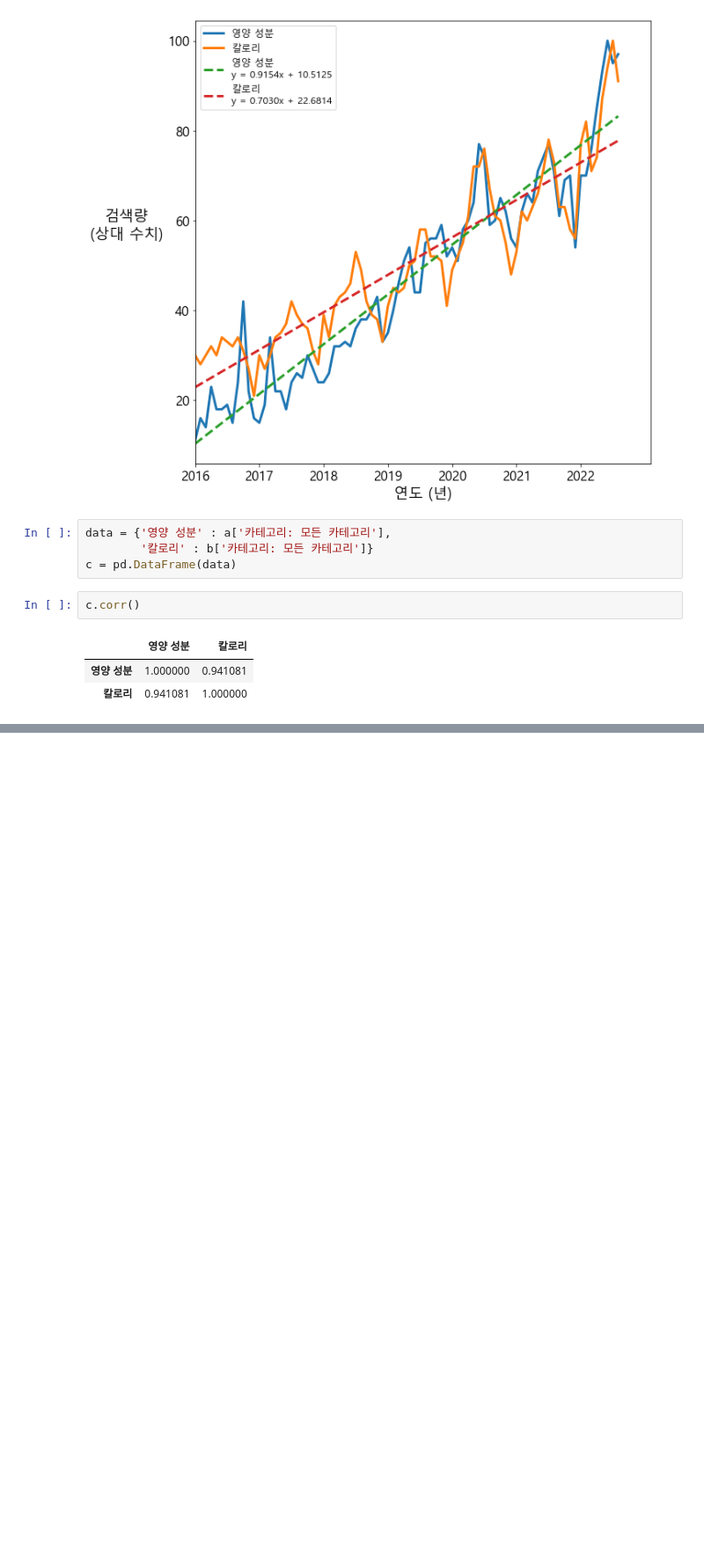
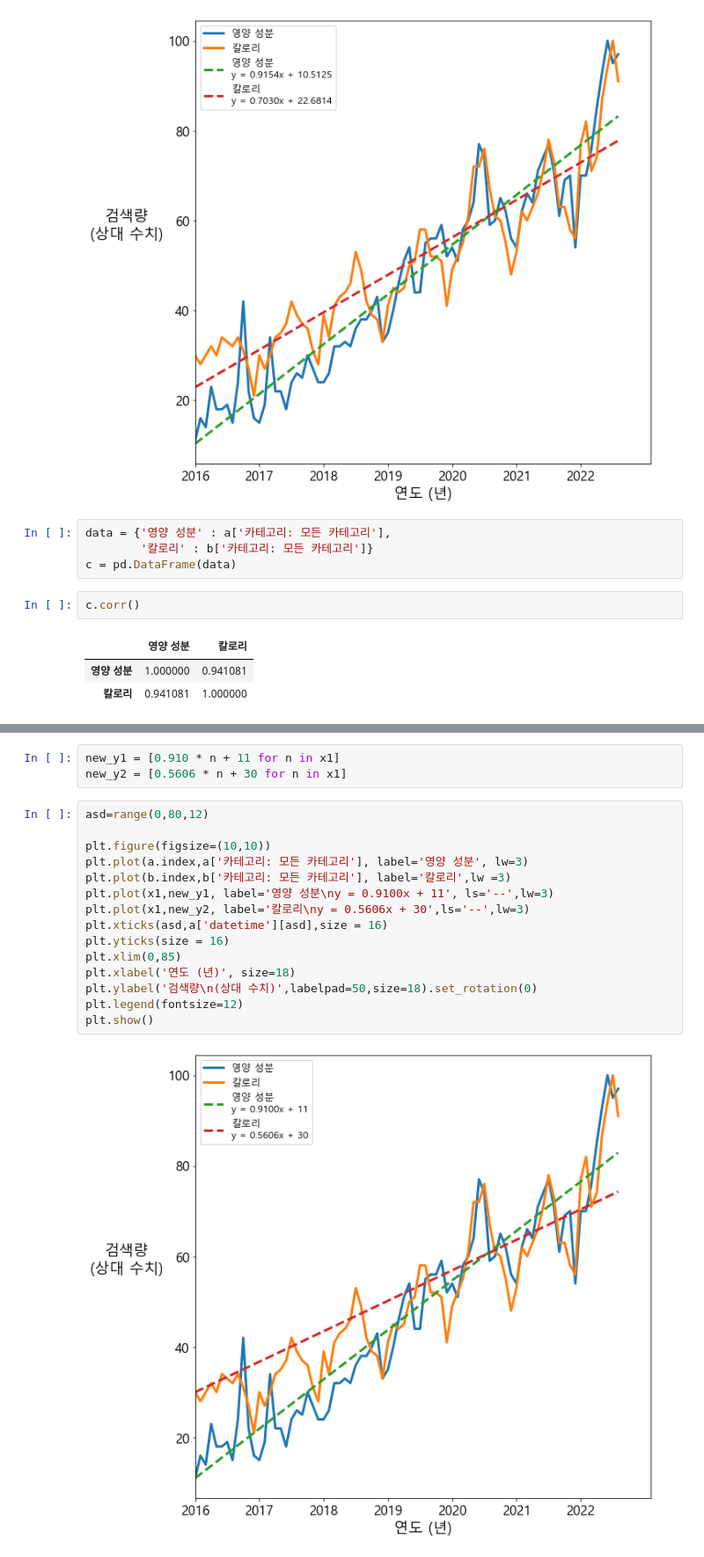
Before and after one commit to pillz9408/basic_project, a Jupyter notebook: gitea/검색량.ipynb, the cells around one changed output, grey strips where cells are left out. Shown at 88% size. Drawn from its saved outputs; the diff is of its cells as text; blank space fills up the shorter version.

```diff
--- a/gitea/검색량.ipynb
+++ b/gitea/검색량.ipynb
@@ -124,0 +170,20 @@ c.corr()
+# %%
+new_y1 = [0.910 * n + 11 for n in x1]
+new_y2 = [0.5606 * n + 30 for n in x1]
+# %%
+asd=range(0,80,12)
+
+plt.figure(figsize=(10,10))
+plt.plot(a.index,a['카테고리: 모든 카테고리'], label='영양 성분', lw=3)
+plt.plot(b.index,b['카테고리: 모든 카테고리'], label='칼로리',lw =3)
+plt.plot(x1,new_y1, label='영양 성분\ny = 0.9100x + 11', ls='--',lw=3)
+plt.plot(x1,new_y2, label='칼로리\ny = 0.5606x + 30',ls='--',lw=3)
+plt.xticks(asd,a['datetime'][asd],size = 16)
+plt.yticks(size = 16)
+plt.xlim(0,85)
+plt.xlabel('연도 (년)', size=18)
+plt.ylabel('검색량\n(상대 수치)',labelpad=50,size=18).set_rotation(0)
+plt.legend(fontsize=12)
+plt.show()
+# %% [output]
+[figure, added]
```
Also changed, not shown: parts of 5 cells of this notebook, 1 other file.
